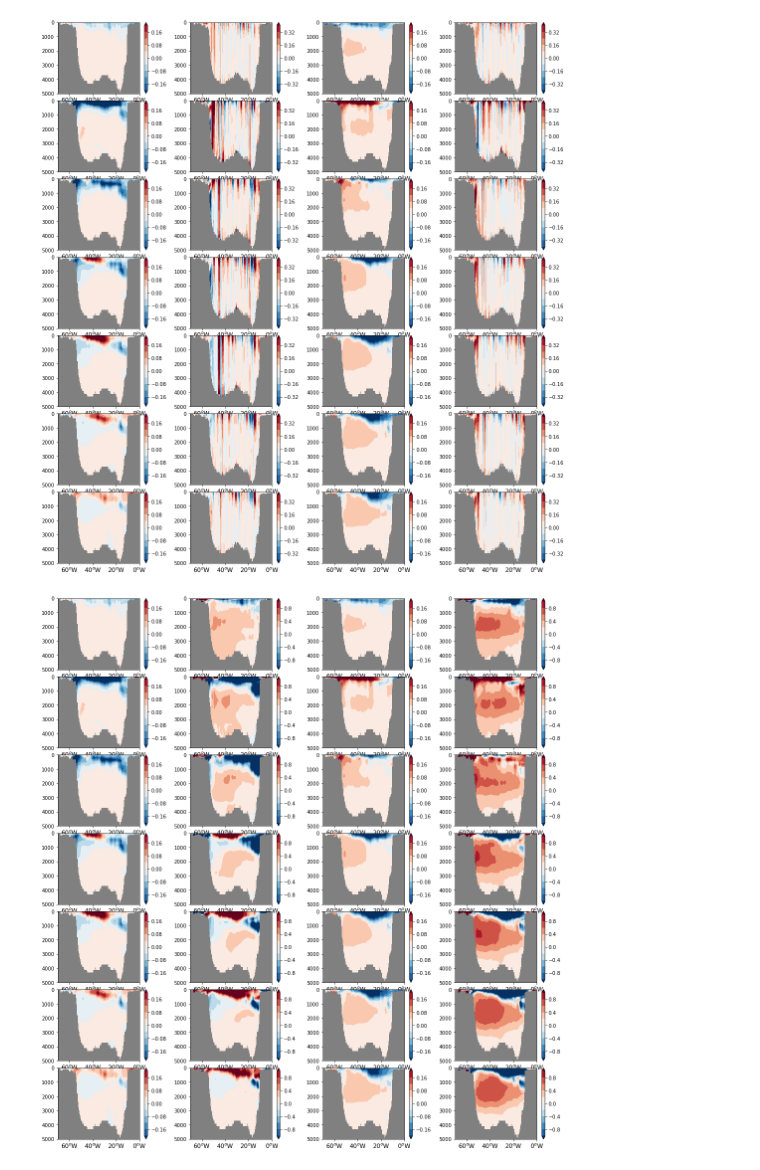
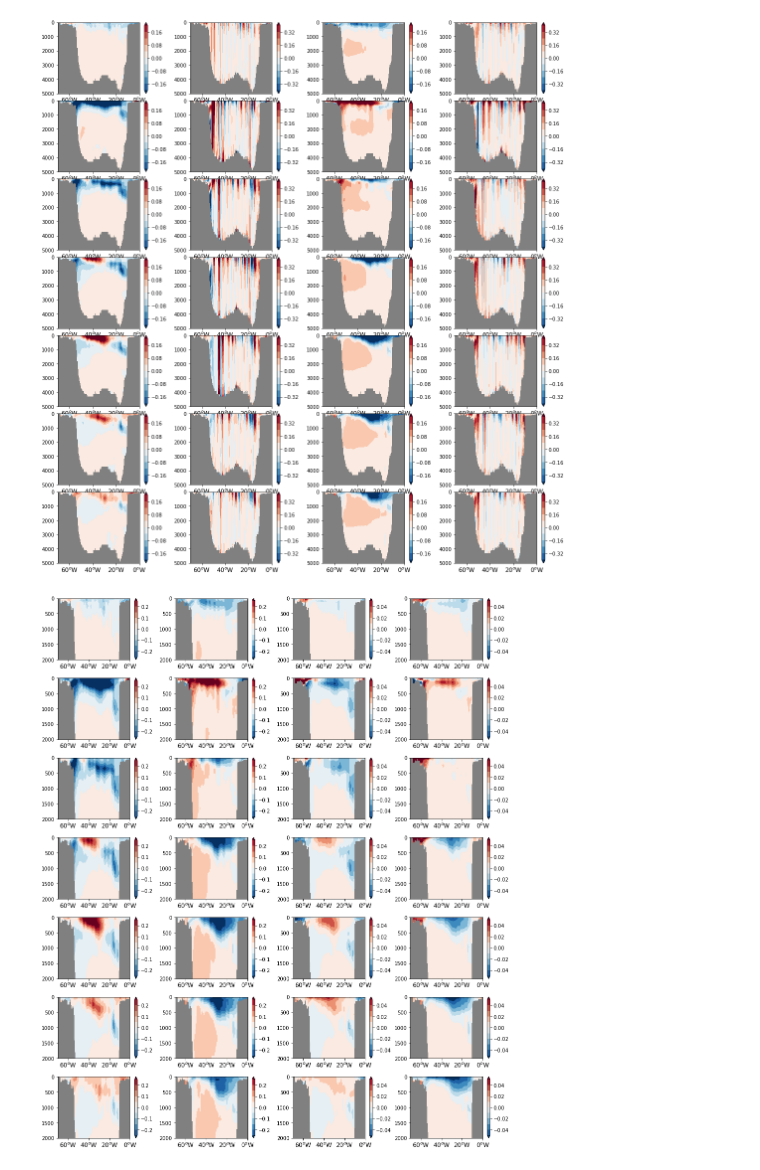
Before and after one commit to hmkhatri/AMOC_Variability_DePreSys_MET, a Jupyter notebook: Notebooks/Plots_Paper_NAO_Heat_Content_Variability/Plots_snapshots_NAO.ipynb, the cells around one changed output. Drawn from its saved outputs; the diff is of its cells as text; code cells hidden in the pictures.

```diff
--- a/Notebooks/Plots_Paper_NAO_Heat_Content_Variability/Plots_snapshots_NAO.ipynb
+++ b/Notebooks/Plots_Paper_NAO_Heat_Content_Variability/Plots_snapshots_NAO.ipynb
@@ -116,9 +117,9 @@ ds_NAOn = []
 
 ppdir = "/gws/nopw/j04/snapdragon/hkhatri/Data_Composite/NAO_hpa/"
 
-var_list = ['mlotst', 'tos', 'tauu', 'hfds', 'Heat_Budget_new']
+var_list = ['tos']
 
-case_list = ['NAOp', 'NAOn']
+case_list = ['NAOp']
 
 for case in case_list:
 
@@ -132,10 +133,10 @@ for case in case_list:
             ds_NAOn.append(d)
 
 ds_NAOp = xr.merge(ds_NAOp)
-ds_NAOn = xr.merge(ds_NAOn)
+#ds_NAOn = xr.merge(ds_NAOn)
 
-ds_NAOp = ds_NAOp.mean('comp')
-ds_NAOn = ds_NAOn.mean('comp')
+#ds_NAOp = ds_NAOp.mean('comp')
+#ds_NAOn = ds_NAOn.mean('comp')
 
 print(ds_NAOp)
 # %% [output]
@@ -1574,0 +1106,7 @@ Coordinates:
+# %%
+tmp = ds_NAOp['nav_lat'].where((ds_NAOp['thetao'].isel(time=0,lev=0) < 100.) & (ds_NAOp.nav_lat >=50.) &
+                            (ds_NAOp.nav_lat <= 55.) & (ds_NAOp.nav_lon >=-70.) & (ds_NAOp.nav_lon <= -2.)).compute()
+
+tmp.plot()
+plt.xlim(860, 1150) # use these limites to save time
+plt.ylim(910, 955)
@@ -1578,6 +1143,8 @@ lon_lim = [-70., -2.]
 
 dy = ds_NAOp['dy_t'].where((ds_NAOp['thetao'].isel(time=0,lev=0) < 100.) & (ds_NAOp.nav_lat >=50.) &
                  (ds_NAOp.nav_lat <= 55.) & (ds_NAOp.nav_lon >=-70.) & (ds_NAOp.nav_lon <= -2.)).compute()
+
+dy = ds_NAOp['thetao'].isel(time=0) * dy / ds_NAOp['thetao'].isel(time=0)
 
 Temp_NAOp = ((ds_NAOp['thetao'] * dy).mean('j') /
              ( ds_NAOp['thetao'] * dy / ds_NAOp['thetao']).mean('j'))
@@ -1703,8 +1270,8 @@ for i in range(0,7):
 # %% [output]
 [figure]
 # %%
-grid1 = plt.GridSpec(7, 4, wspace=0.3, hspace=0.1)
-fig = plt.figure(figsize=[18,20])
+grid1 = plt.GridSpec(7, 4, wspace=0.3, hspace=0.3)
+fig = plt.figure(figsize=[16,20])
 
 for i in range(0,7):
 
@@ -1712,61 +1279,61 @@ for i in range(0,7):
 
     ax = fig.add_subplot(grid1[i, 0],facecolor='grey')
 
-    p = tmp.plot.contourf(ax=ax, x='i', y='lev', levels = 11, vmin = -0.2, vmax = 0.2,
+    p = tmp.plot.contourf(ax=ax, x='i', y='lev', levels = 11, vmin = -0.25, vmax = 0.25,
                       cmap='RdBu_r', add_labels=False, add_colorbar=False, extend='both')
     cb = fig.colorbar(p, ax=ax, extend='both')
     plt.xticks(np.arange(-80,10,20), [r'$80^o$W', r'$60^o$W', r'$40^o$W',
                                      r'$20^o$W', r'$0^o$W'], fontsize = 12);
 
-    ax.set_ylim([0., 5000.])
+    ax.set_ylim([0., 2000.])
     ax.set_xlim([-70., 0.])
 
     plt.gca().invert_yaxis()
 
     tmp = Temp_NAOn.isel(time=slice(12*i + 2, 12*i + 2 + 12)).mean('time') #- Temp.isel(time=0)
 
-    ax = fig.add_subplot(grid1[i, 2],facecolor='grey')
+    ax = fig.add_subplot(grid1[i, 1],facecolor='grey')
 
-    p = tmp.plot.contourf(ax=ax, x='i', y='lev', levels = 11, vmin = -0.2, vmax = 0.2,
+    p = tmp.plot.contourf(ax=ax, x='i', y='lev', levels = 11, vmin = -0.25, vmax = 0.25,
                       cmap='RdBu_r', add_labels=False, add_colorbar=False, extend='both')
     cb = fig.colorbar(p, ax=ax, extend='both')
     plt.xticks(np.arange(-80,10,20), [r'$80^o$W', r'$60^o$W', r'$40^o$W',
                                      r'$20^o$W', r'$0^o$W'], fontsize = 12);
 
-    ax.set_ylim([0., 5000.])
+    ax.set_ylim([0., 2000.])
     ax.set_xlim([-70., 0.])
 
     plt.gca().invert_yaxis()
 
 for i in range(0,7):
 
-    tmp = so_NAOp.isel(time=slice(12*i + 2, 12*i + 2 + 12)).mean('time') * 100. #- Temp.isel(time=0)
+    tmp = so_NAOp.isel(time=slice(12*i + 2, 12*i + 2 + 12)).mean('time') #- Temp.isel(time=0)
 
-    ax = fig.add_subplot(grid1[i, 1],facecolor='grey')
+    ax = fig.add_subplot(grid1[i, 2],facecolor='grey')
 
-    p = tmp.plot.contourf(ax=ax, x='i', y='lev', levels = 11, vmin = -1.0, vmax = 1.0,
+    p = tmp.plot.contourf(ax=ax, x='i', y='lev', levels = 11, vmin = -0.05, vmax = 0.05,
                       cmap='RdBu_r', add_labels=False, add_colorbar=False, extend='both')
     cb = fig.colorbar(p, ax=ax, extend='both')
     plt.xticks(np.arange(-80,10,20), [r'$80^o$W', r'$60^o$W', r'$40^o$W',
                                      r'$20^o$W', r'$0^o$W'], fontsize = 12);
-    ax.set_ylim([0., 5000.])
+    ax.set_ylim([0., 2000.])
     ax.set_xlim([-70., 0.])
 
     plt.gca().invert_yaxis()
 
-    tmp = so_NAOn.isel(time=slice(12*i + 2, 12*i + 2 + 12)).mean('time') * 100. #- Temp.isel(time=0)
+    tmp = so_NAOn.isel(time=slice(12*i + 2, 12*i + 2 + 12)).mean('time') #- Temp.isel(time=0)
 
     ax = fig.add_subplot(grid1[i, 3],facecolor='grey')
 
-    p = tmp.plot.contourf(ax=ax, x='i', y='lev', levels = 11, vmin = -1.0, vmax = 1.0,
+    p = tmp.plot.contourf(ax=ax, x='i', y='lev', levels = 11, vmin = -0.05, vmax = 0.05,
                       cmap='RdBu_r', add_labels=False, add_colorbar=False, extend='both')
     cb = fig.colorbar(p, ax=ax, extend='both')
     plt.xticks(np.arange(-80,10,20), [r'$80^o$W', r'$60^o$W', r'$40^o$W',
                                      r'$20^o$W', r'$0^o$W'], fontsize = 12);
 
-    ax.set_ylim([0., 5000.])
+    ax.set_ylim([0., 2000.])
     ax.set_xlim([-70., 0.])
 
     plt.gca().invert_yaxis()
 # %% [output]
-[figure, old version]
+[figure, new version]
```
Also changed, not shown: parts of 20 cells of this notebook, 14 other files.
